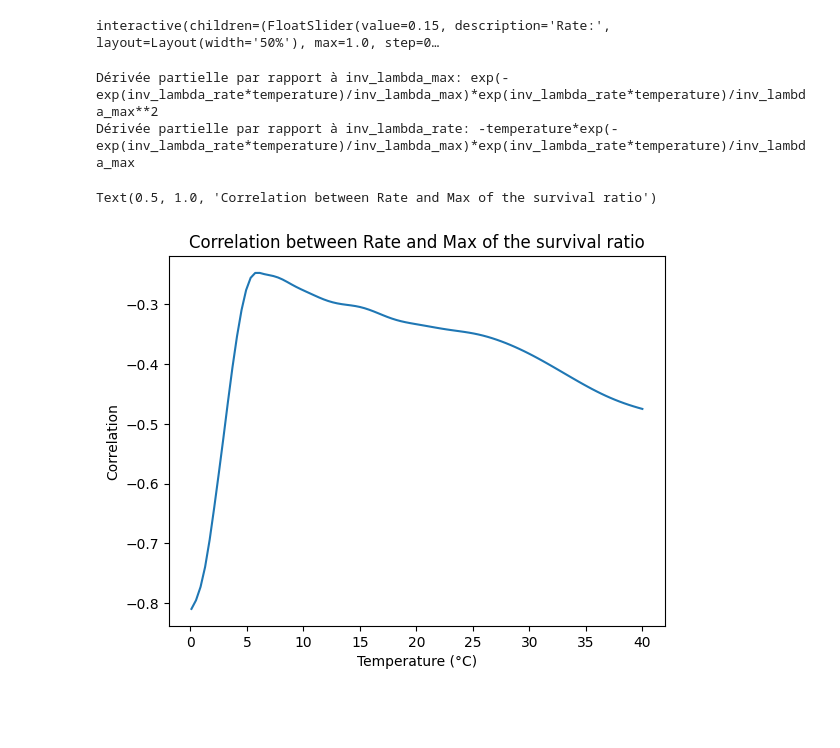
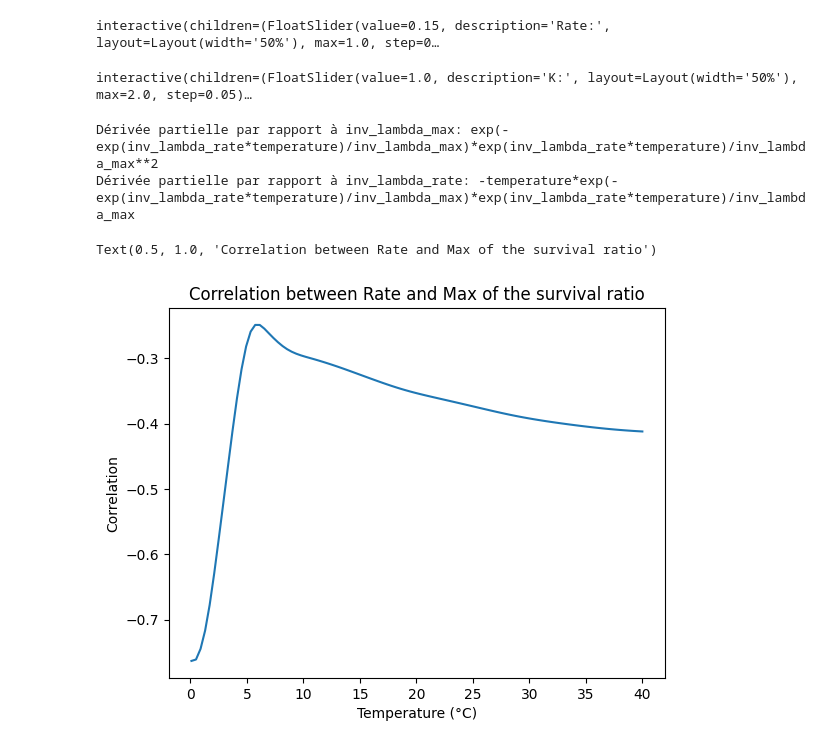
Before and after one commit to Ash12H/Seapopym-optimization, a Jupyter notebook: notebooks/0_tools/inv_lambda_rate.ipynb, the cells around one changed output. Saved outputs shown, nothing was run; the diff lists cells and outputs as text; code cells hidden in the pictures; blank space fills up the shorter version.

Commit message:
Comparison mortality to sigmoid

```diff
--- a/notebooks/0_tools/inv_lambda_rate.ipynb
+++ b/notebooks/0_tools/inv_lambda_rate.ipynb
@@ -76,7 +76,7 @@ Dérivée partielle par rapport à inv_lambda_rate: -inv_lambda_max*temperature*
 def correlation_by_temperature(temperature):
     # Générer des échantillons de A et B
     np.random.seed(42)
-    num_samples = 1000
+    num_samples = 10000
     inv_lambda_max = np.random.uniform(0, 300, num_samples)  # A varie entre 1 et 10
     inv_lambda_rate = np.random.uniform(0, 1, num_samples)  # B varie entre 0 et 1
 
@@ -138,6 +138,44 @@ slider_max_ipy = widgets.IntSlider(
 widgets.interactive(update_plot, rate=slider_rate_ipy, max_val=slider_max_ipy)
 # %% [output]
 interactive(children=(FloatSlider(value=0.15, description='Rate:', layout=Layout(width='50%'), max=1.0, step=0…
+# %%
+def sigmoid(x, k=1, x_0=0):
+    return 1 / (1 + np.exp(k * (x - x_0)))
+
+
+def update_sigmoid(k, x_0):
+    x = np.linspace(0, 50, 100)
+    y = sigmoid(x, k, x_0)
+    plt.plot(x, y)
+    plt.xlabel("x")
+    plt.ylabel("Sigmoid(x)")
+    plt.title("Sigmoid Function")
+    plt.grid()
+    plt.show()
+
+
+# Création des sliders
+slider_k_ipy = widgets.FloatSlider(
+    value=1,
+    min=0.0,
+    max=2,
+    step=0.05,
+    description="K:",
+    layout=widgets.Layout(width="50%"),
+)
+slider_x_0_ipy = widgets.IntSlider(
+    value=20,
+    min=0,
+    max=50,
+    step=1,
+    description="X_0:",
+    layout=widgets.Layout(width="50%"),
+)
+
+
+widgets.interactive(update_sigmoid, k=slider_k_ipy, x_0=slider_x_0_ipy)
+# %% [output]
+interactive(children=(FloatSlider(value=1.0, description='K:', layout=Layout(width='50%'), max=2.0, step=0.05)…
 # %%
 # Définir les symboles
 inv_lambda_max, inv_lambda_rate, temperature = sp.symbols("inv_lambda_max inv_lambda_rate temperature")
@@ -159,32 +197,32 @@ Dérivée partielle par rapport à inv_lambda_rate: -temperature*exp(-exp(inv_la
 def correlation_by_temperature(temperature):
     # Générer des échantillons de A et B
     np.random.seed(42)
-    num_samples = 1000
+    num_samples = 10000
     inv_lambda_max = np.random.uniform(0, 200, num_samples)
     inv_lambda_rate = np.random.uniform(0, 1, num_samples)
 
     dY_dinv_lambda_max = (
         np.exp(-np.exp(inv_lambda_rate * temperature) / inv_lambda_max)
         * np.exp(inv_lambda_rate * temperature)
         / inv_lambda_max**2
     )
     dY_dinv_lambda_rate = (
         -temperature
         * np.exp(-np.exp(inv_lambda_rate * temperature) / inv_lambda_max)
         * np.exp(inv_lambda_rate * temperature)
         / inv_lambda_max
     )
 
     # Calcul de la corrélation de Pearson entre dY/dA et dY/dB
     corr_pearson, _ = stats.pearsonr(dY_dinv_lambda_max, dY_dinv_lambda_rate)
     return corr_pearson
 
 
 corr_coef = [correlation_by_temperature(temperature) for temperature in np.linspace(0.1, 40, 100)]
 plt.plot(np.linspace(0.1, 40, 100), corr_coef)
 plt.xlabel("Temperature (°C)")
 plt.ylabel("Correlation")
 plt.title("Correlation between Rate and Max of the survival ratio")
 # %% [output]
 Text(0.5, 1.0, 'Correlation between Rate and Max of the survival ratio')
-[figure, old version]
+[figure, new version]
```
Also changed, not shown: parts of 4 cells of this notebook.
